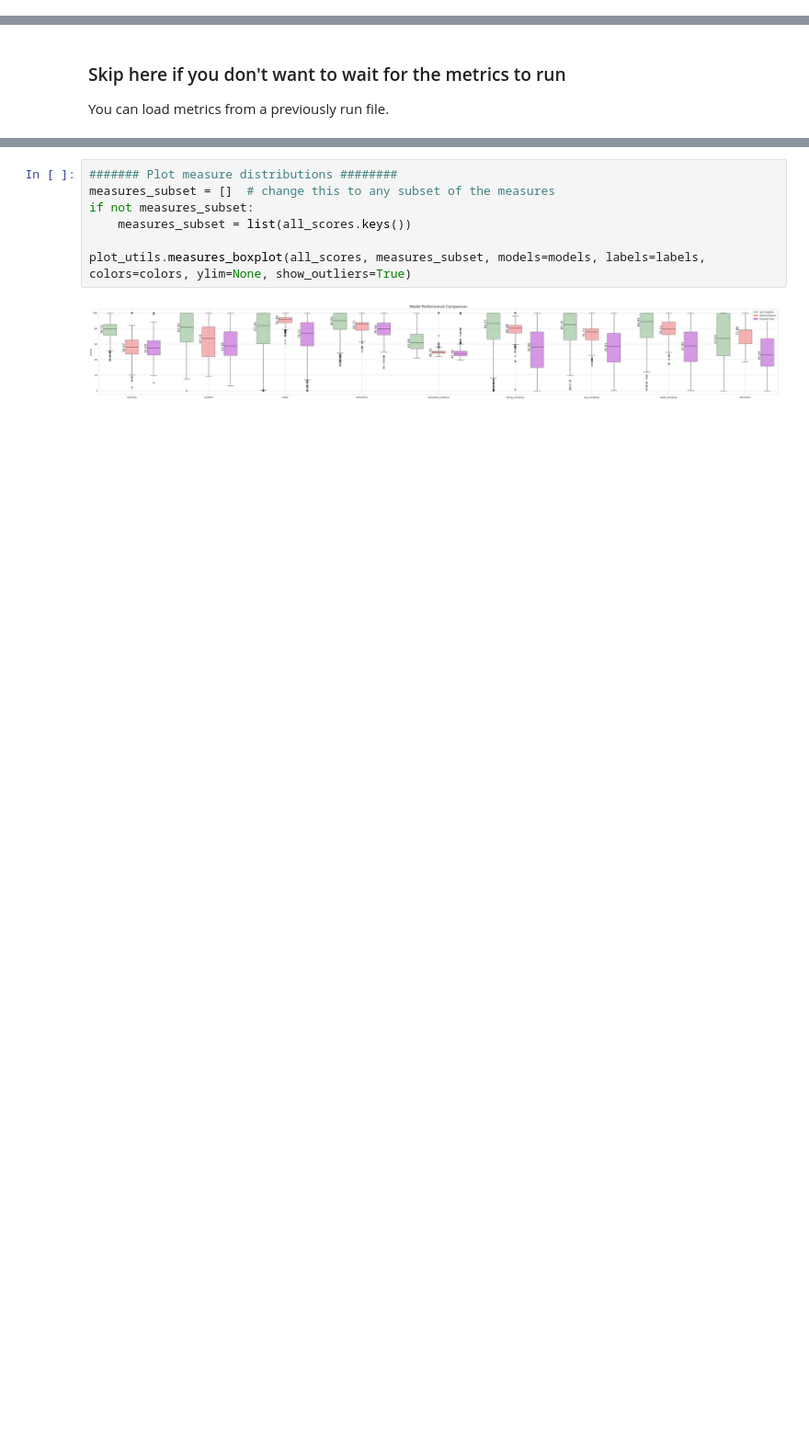
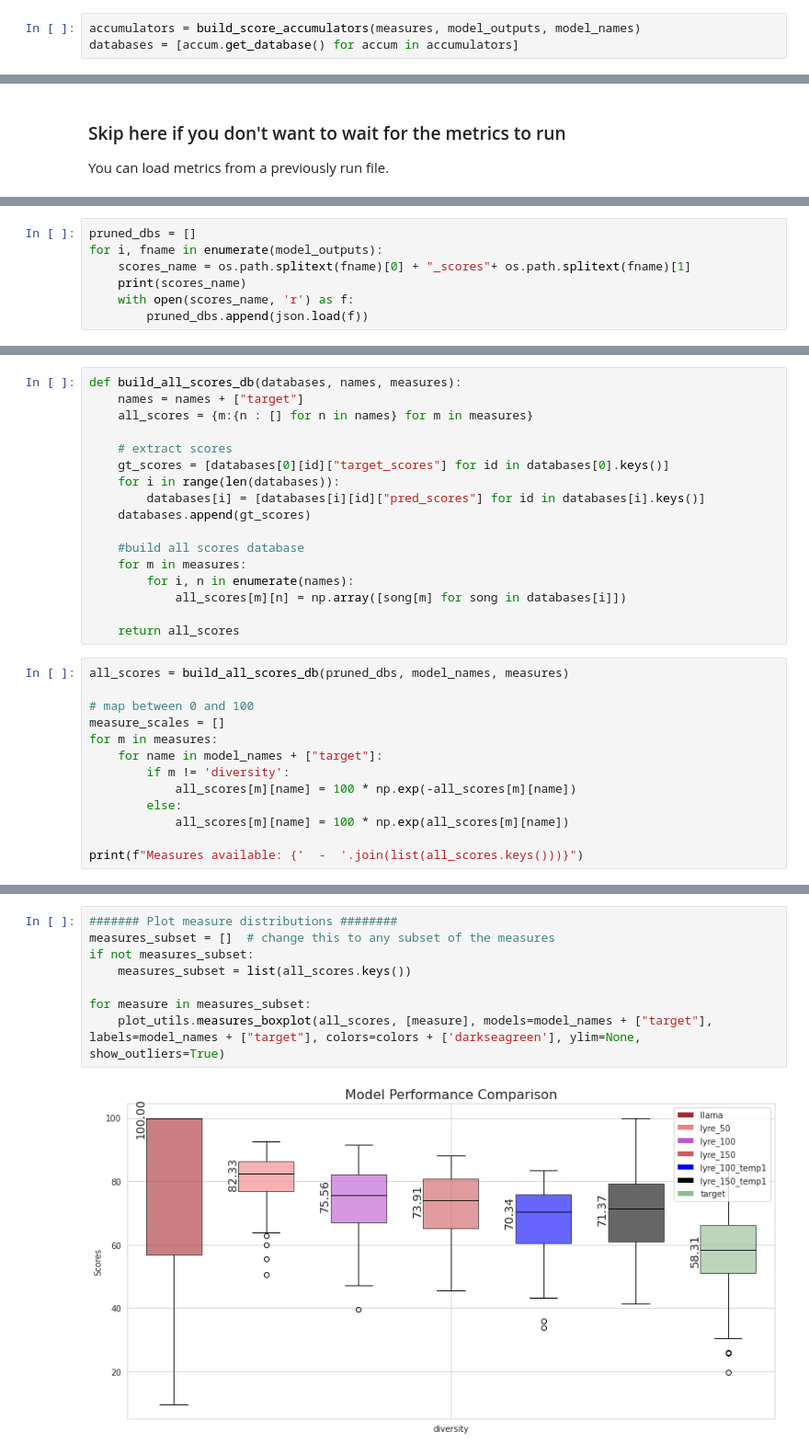
Before and after one commit to Christianfoley/LLMLyricGen, a Jupyter notebook: run_evaluation_metrics.ipynb, the cells around one changed output, grey strips where cells are left out. Shown at 92% size. Drawn from its saved outputs; the diff is of its cells as text; blank space fills up the shorter version.

```diff
--- a/run_evaluation_metrics.ipynb
+++ b/run_evaluation_metrics.ipynb
@@ -118,2 +152,5 @@ Model refused song 161 for value alignment reasons.
+# %%
+accumulators = build_score_accumulators(measures, model_outputs, model_names)
+databases = [accum.get_database() for accum in accumulators]
 # %% [markdown]
 You may notice that llama has rejected some of the prompts due to its value alignment. To generate a fair comparison, we will prune these from the lyre outputs.
@@ -184,0 +176,7 @@ Measures available: diversity  -  syllable  -  meter  -  semantics  -  semantics
+# %%
+pruned_dbs = []
+for i, fname in enumerate(model_outputs):
+    scores_name = os.path.splitext(fname)[0] + "_scores"+ os.path.splitext(fname)[1]
+    print(scores_name)
+    with open(scores_name, 'r') as f:
+        pruned_dbs.append(json.load(f))
@@ -184,0 +190,30 @@ Measures available: diversity  -  syllable  -  meter  -  semantics  -  semantics
+# %%
+def build_all_scores_db(databases, names, measures):
+    names = names + ["target"]
+    all_scores = {m:{n : [] for n in names} for m in measures}
+
+    # extract scores
+    gt_scores = [databases[0][id]["target_scores"] for id in databases[0].keys()]
+    for i in range(len(databases)):
+        databases[i] = [databases[i][id]["pred_scores"] for id in databases[i].keys()]
+    databases.append(gt_scores)
+
+    #build all scores database
+    for m in measures:
+        for i, n in enumerate(names):
+            all_scores[m][n] = np.array([song[m] for song in databases[i]])
+
+    return all_scores
+# %%
+all_scores = build_all_scores_db(pruned_dbs, model_names, measures)
+
+# map between 0 and 100
+measure_scales = []
+for m in measures:
+    for name in model_names + ["target"]:
+        if m != 'diversity':
+            all_scores[m][name] = 100 * np.exp(-all_scores[m][name])
+        else:
+            all_scores[m][name] = 100 * np.exp(all_scores[m][name])
+
+print(f"Measures available: {'  -  '.join(list(all_scores.keys()))}")
@@ -185,9 +222,10 @@ Measures available: diversity  -  syllable  -  meter  -  semantics  -  semantics
 # %%
 ####### Plot measure distributions ########
 measures_subset = []  # change this to any subset of the measures
 if not measures_subset:
     measures_subset = list(all_scores.keys())
 
-plot_utils.measures_boxplot(all_scores, measures_subset, models=models, labels=labels, colors=colors, ylim=None, show_outliers=True)
+for measure in measures_subset:
+    plot_utils.measures_boxplot(all_scores, [measure], models=model_names + ["target"], labels=model_names + ["target"], colors=colors + ['darkseagreen'], ylim=None, show_outliers=True)
 # %% [output]
-[figure, old version]
+[figure, new version]
```
Also changed, not shown: parts of 23 cells of this notebook, 46 other files.
